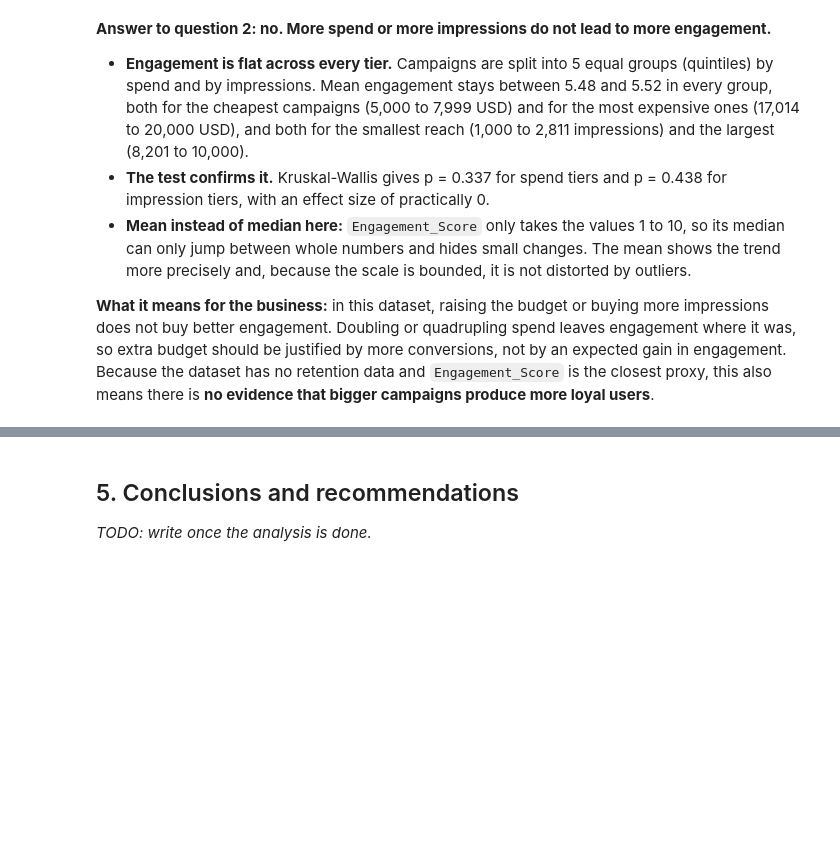
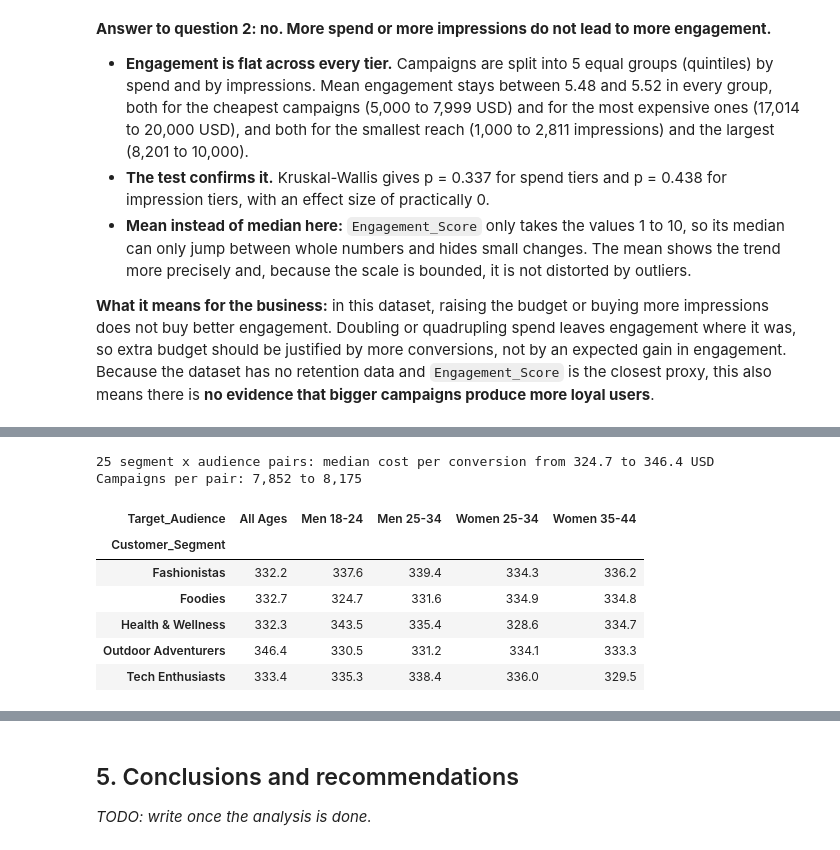
Before and after one commit to IA-P1-BCN/EDA_project_by_Rita, a Jupyter notebook: notebooks/01_eda_marketing_campaigns.ipynb, the cells around one changed output, grey strips where cells are left out. Saved outputs shown, nothing was run; the diff lists cells and outputs as text; code cells hidden in the pictures; blank space fills up the shorter version.

```diff
--- a/notebooks/01_eda_marketing_campaigns.ipynb
+++ b/notebooks/01_eda_marketing_campaigns.ipynb
@@ -751,0 +870,21 @@ plt.show()
+# %%
+# Cross two dimensions with pivot_table: median cost per conversion for each segment x audience pair
+segment_audience = pd.pivot_table(
+    df_clean, values="Cost_per_Conversion",
+    index="Customer_Segment", columns="Target_Audience", aggfunc="median",
+)
+print(f"25 segment x audience pairs: median cost per conversion from "
+      f"{segment_audience.min().min():,.1f} to {segment_audience.max().max():,.1f} USD")
+print(f"Campaigns per pair: {df_clean.groupby(['Customer_Segment', 'Target_Audience']).size().min():,} "
+      f"to {df_clean.groupby(['Customer_Segment', 'Target_Audience']).size().max():,}")
+segment_audience.round(1)
+# %% [output]
+25 segment x audience pairs: median cost per conversion from 324.7 to 346.4 USD
+Campaigns per pair: 7,852 to 8,175
+| Target_Audience | All Ages | Men 18-24 | Men 25-34 | Women 25-34 | Women 35-44 |
+| Customer_Segment |  |  |  |  |  |
+| Fashionistas | 332.2 | 337.6 | 339.4 | 334.3 | 336.2 |
+| Foodies | 332.7 | 324.7 | 331.6 | 334.9 | 334.8 |
+| Health & Wellness | 332.3 | 343.5 | 335.4 | 328.6 | 334.7 |
+| Outdoor Adventurers | 346.4 | 330.5 | 331.2 | 334.1 | 333.3 |
+| Tech Enthusiasts | 333.4 | 335.3 | 338.4 | 336.0 | 329.5 |
```
Also changed, not shown: parts of 6 cells of this notebook, 1 other file.
